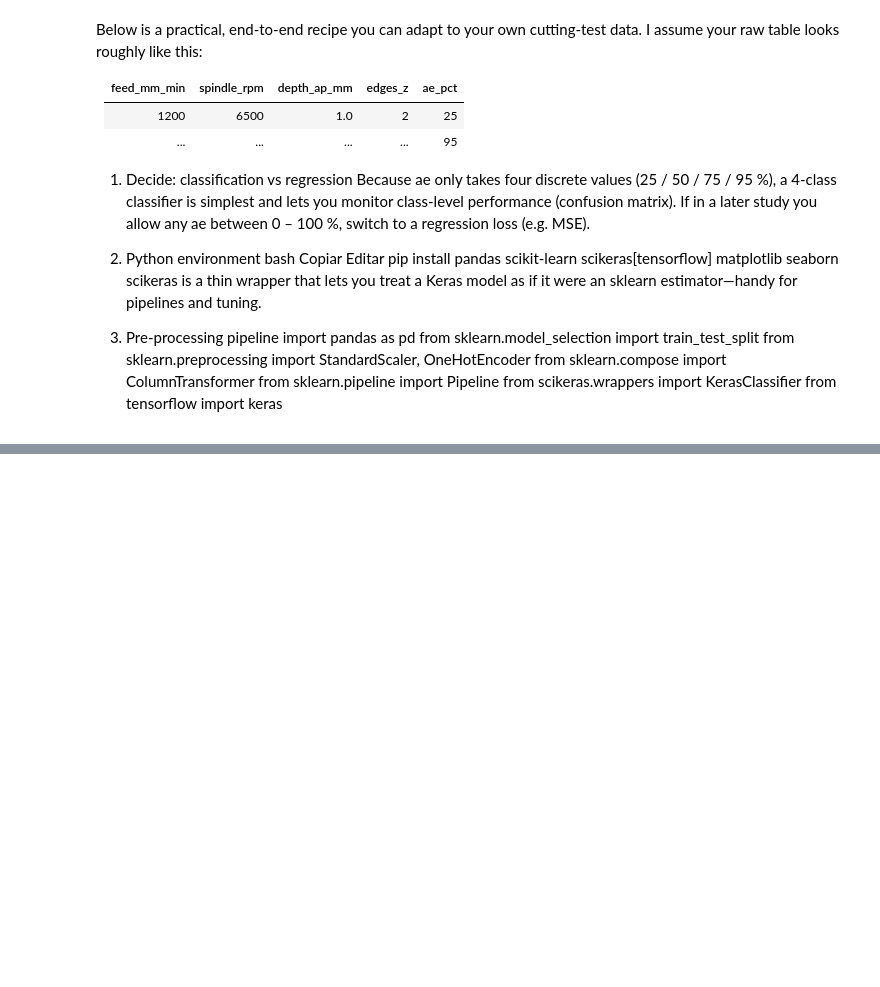
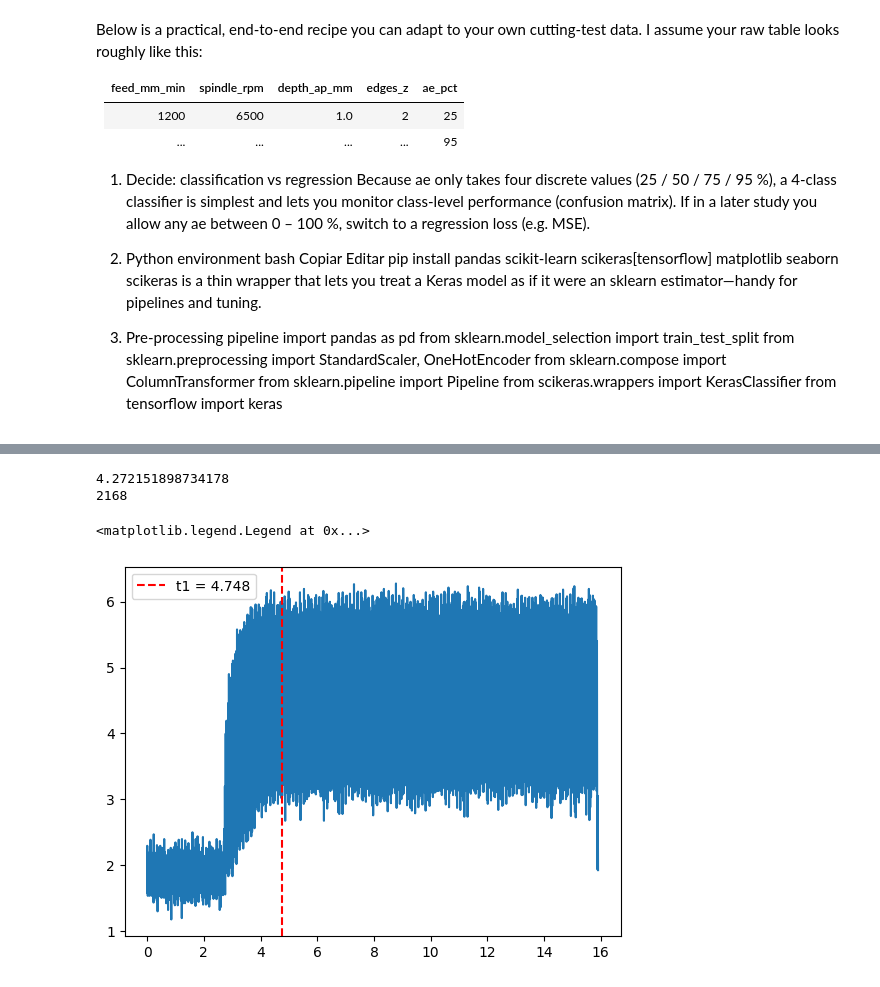
Before and after one commit to ThMRudolf/2026_EstanciaInvestigation_PTW, a Jupyter notebook: nb/ae_estimation_ann.ipynb, the cells around one changed output, grey strips where cells are left out. Saved outputs shown, nothing was run; the diff lists cells and outputs as text; code cells hidden in the pictures; blank space fills up the shorter version.

Commit message:
first pipeline runs, bad results

```diff
--- a/nb/ae_estimation_ann.ipynb
+++ b/nb/ae_estimation_ann.ipynb
@@ -28,16 +96,11 @@ from tensorflow import keras
 # %%
 # ------------------------------------------------------------------
-df = pd.read_csv("cutting_tests.csv")
-
-X = df.drop("ae_pct", axis=1)
-y = df["ae_pct"].astype("category")          # 25/50/75/95
-
-num_cols = ["feed_mm_min", "spindle_rpm", "depth_ap_mm"]
-cat_cols = ["edges_z"]                       # treat z as categorical
-
-preprocess = ColumnTransformer(
-    transformers=[
-        ("num", StandardScaler(), num_cols),
-        ("cat", OneHotEncoder(), cat_cols),
-    ]
-)
+cut_param_idx = 63
+cut_param = []
+cutting_test = data_file_path + '\\all\\' + df_info['SinuTraceFile (*.csv)'][cut_param_idx]
+df = pd.read_csv(cutting_test)
+#cut_param = df_info.drop(["Ae (mm)"], axis=1)
+cut_param = df_info
+print(cut_param.iloc[cut_param_idx])
+print(' ')
+print(df.columns)
@@ -43,0 +128,25 @@ preprocess = ColumnTransformer(
+# %%
+cut_param_current_process = cut_param.iloc[cut_param_idx]
+f = cut_param_current_process['f (mm/min)']
+r_tool = cut_param_current_process['R (mm)']
+# trayectory to first contact
+s_offset = 5 # 5mm defined in NC program
+s_ramp_up = 2*r_tool + s_offset
+# time to first contact
+t_ramp_up = s_ramp_up/f*60
+
+# find index where t_ramp_up starts
+idx = np.argmax(df['time'] > t_ramp_up)
+print(t_ramp_up )
+print(idx)
+# %% [output]
+4.272151898734178
+2168
+# %%
+p = plt.plot(df['time'], df['+/Nck/!SD/nckServoDataActCurr32 [u1; 4]'])
+t1_val = df['time'][idx]
+plt.axvline(x=t1_val, color='r', linestyle='--', label=f't1 = {t1_val:.3f}')
+plt.legend()
+# %% [output]
+<matplotlib.legend.Legend at 0x...>
+[figure, added]
```
Also changed, not shown: parts of 33 cells of this notebook, 4 other files.
